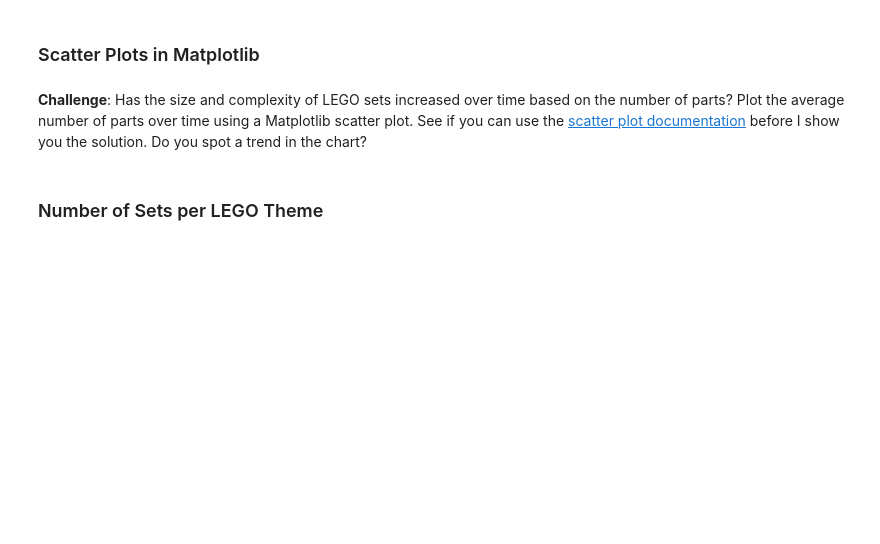
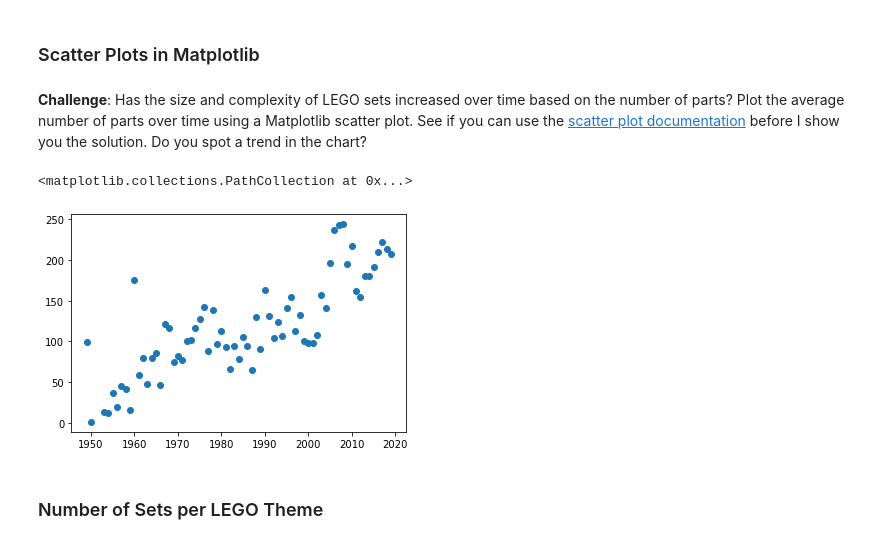
Before and after one commit to halilcodes/lego-set-stats, a Jupyter notebook: Lego_Analysis_for_Course_(start).ipynb, the cells around one changed output. Cells and saved outputs as stored; diff of their text form; code cells hidden in the pictures; blank space fills up the shorter version.

Commit message:
finish challenge with merge() and bar charts

```diff
--- a/Lego_Analysis_for_Course_(start).ipynb
+++ b/Lego_Analysis_for_Course_(start).ipynb
@@ -293,6 +303,11 @@ parts_per_set.head()
 ### Scatter Plots in Matplotlib
 # %% [markdown]
 **Challenge**: Has the size and complexity of LEGO sets increased over time based on the number of parts? Plot the average number of parts over time using a Matplotlib scatter plot. See if you can use the [scatter plot documentation](https://matplotlib.org/3.1.0/api/_as_gen/matplotlib.pyplot.scatter.html) before I show you the solution. Do you spot a trend in the chart?
+# %%
+plt.scatter(parts_per_set.index[:-2], parts_per_set.avg_num_parts[:-2])
+# %% [output]
+<matplotlib.collections.PathCollection at 0x...>
+[figure, added]
 # %% [markdown]
 ### Number of Sets per LEGO Theme
 # %% [markdown]
```
Also changed, not shown: parts of 9 cells of this notebook.
